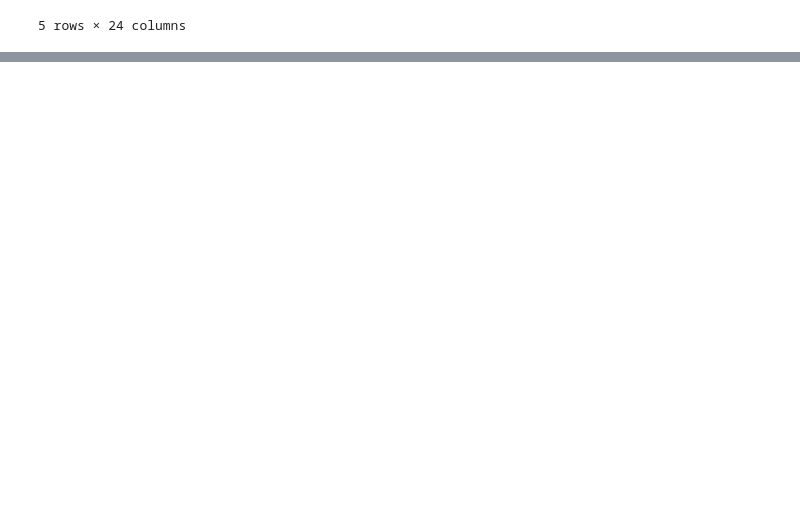
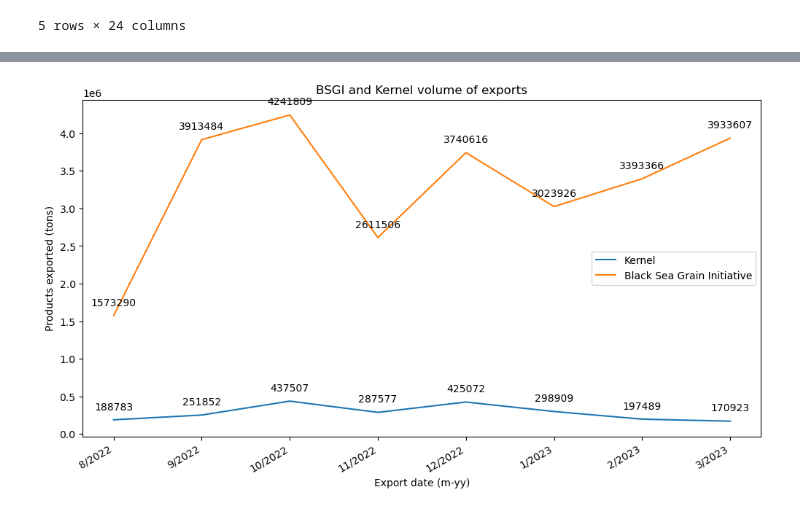
Before and after one commit to uchicago-dsi/oakland-institute-ukraine, a Jupyter notebook: visualizations/import_genius.ipynb, the cells around one changed output, grey strips where cells are left out. Cells and saved outputs as stored; diff of their text form; code cells hidden in the pictures; blank space fills up the shorter version.

Commit message:
Added code to export .csv file with product names translated to English and plotted BSGI and Kernel exports in one graph to compare Kernel's exports to the total exports in the same period

```diff
--- a/visualizations/import_genius.ipynb
+++ b/visualizations/import_genius.ipynb
@@ -56,6 +56,6 @@ Max year:  2023
 # PENDING: remove .head to apply translation to the whole "PRODUCT" column. I started translating everything and took around 15 mins and was still translating... :/
 
 kernel_c = kernel.copy()
-kernel_c["product_en"] = kernel_c.head()["PRODUCT"].apply(lambda x: GoogleTranslator(source='auto', target='en').translate(x))
-kernel_c.head()["product_en"]
+kernel_c["product_en"] = kernel_c["PRODUCT"].apply(lambda x: GoogleTranslator(source='auto', target='en').translate(x))
+kernel_c["product_en"]
 # %% [output]
@@ -92,0 +148,24 @@ Text(0, 0.5, 'Products exported (tons)')
+# %%
+# Plot together
+final = kernel_g.merge(outbound_g, on="date", suffixes=("_kernel", "_bsgi"))
+
+fig, ax = plt.subplots(figsize=(12, 6))
+
+ax.plot(final["date"] , final["weight_ton_kernel"], label = "Kernel")
+ax.plot(final["date"] , final["weight_ton_bsgi"], label = "Black Sea Grain Initiative")
+
+plt.setp(ax.get_xticklabels(), rotation=30, horizontalalignment='right')
+
+plt.title("BSGI and Kernel volume of exports")
+plt.xlabel("Export date (m-yy)")
+plt.ylabel("Products exported (tons)")
+plt.legend()
+
+# Annotate the lines
+for x, y in zip(final["date"], final["weight_ton_kernel"]):
+    ax.annotate(f'{int(y)}', (x, y), textcoords="offset points", xytext=(0, 10), ha='center')
+
+for x, y in zip(final["date"], final["weight_ton_bsgi"]):
+    ax.annotate(f'{int(y)}', (x, y), textcoords="offset points", xytext=(0, 10), ha='center')
+# %% [output]
+[figure, added]
```
Also changed, not shown: parts of 4 cells of this notebook.
